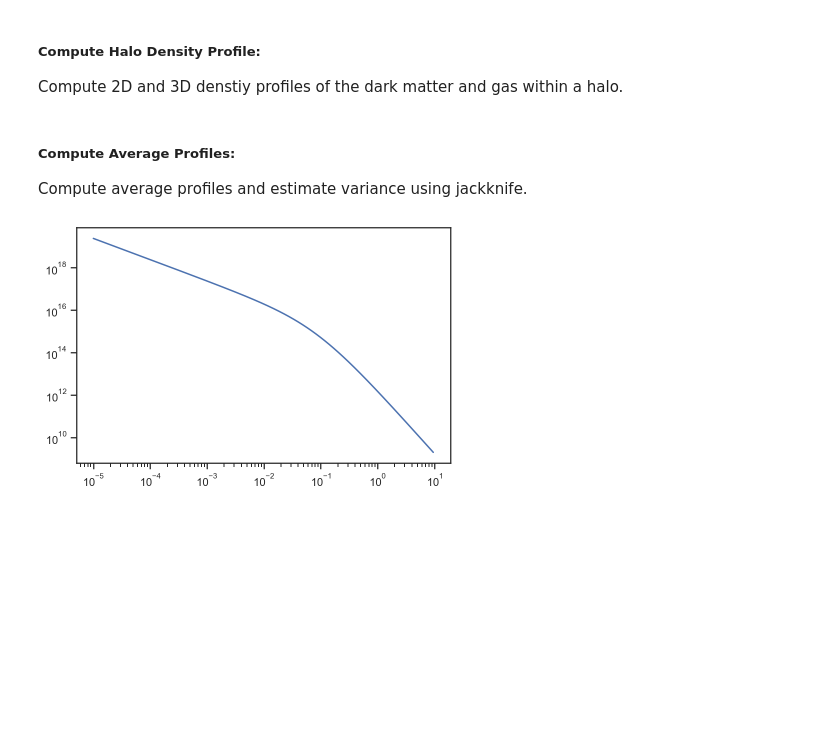
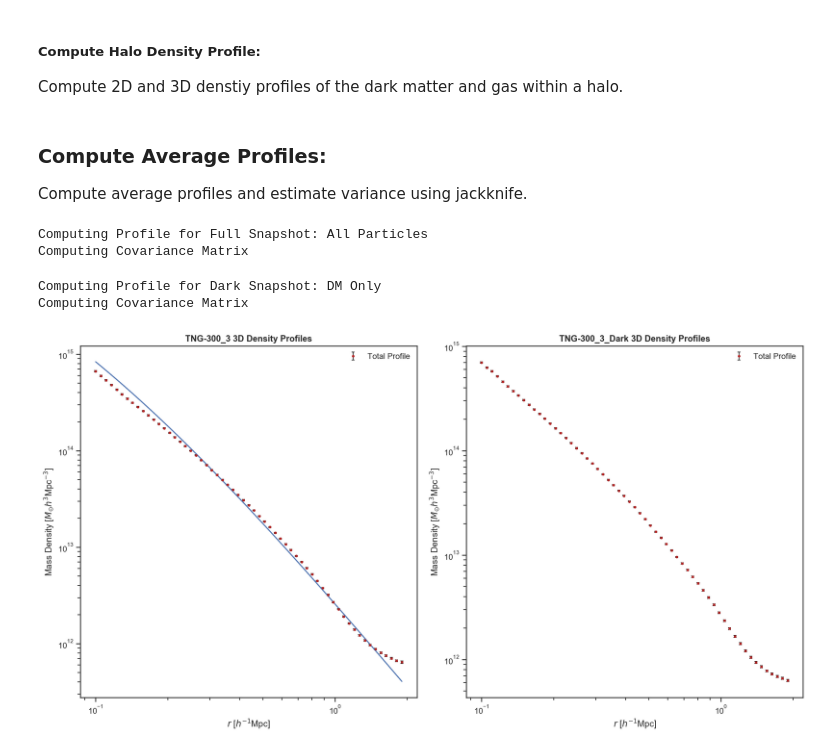
Before and after one commit to samgolds/tng-splashback-measurements, a Jupyter notebook: gas_dm_profile_comparison.ipynb, the cells around one changed output. Saved outputs shown, nothing was run; the diff lists cells and outputs as text; code cells hidden in the pictures; blank space fills up the shorter version.

```diff
--- a/gas_dm_profile_comparison.ipynb
+++ b/gas_dm_profile_comparison.ipynb
@@ -393,4 +504,4 @@ def compute_averaged_profiles(halo_grp, halo_indices, averaged_bins=BINS, prof_k
 # %% [markdown]
-##### **Compute Average Profiles:**
+### **Compute Average Profiles:**
 
 Compute average profiles and estimate variance using jackknife.
@@ -404,21 +508,79 @@ averaged_r_tot_dark, averaged_rho_tot_dark, var_tot_dark = compute_averaged_prof
+# %%
+print("Computing Profile for Full Snapshot: All Particles")
+averaged_r_tot, averaged_rho_tot, cov_tot, N_mat_tot = compute_averaged_profiles(halo_grp, halo_indices, prof_key="tot")
+# %% [output]
+Computing Profile for Full Snapshot: All Particles
+Computing Covariance Matrix
+# %%
+print("Computing Profile for Dark Snapshot: DM Only")
+averaged_r_tot_dark, averaged_rho_tot_dark, cov_dark, N_mat_dark = compute_averaged_profiles(halo_grp_dark, halo_indices_dark, prof_key="tot")
+# %% [output]
+Computing Profile for Dark Snapshot: DM Only
+Computing Covariance Matrix
 # %%
 m_crit200_dark = np.mean(halo_grp_dark['Group_M_Crit200'][halo_indices_dark])
 m_crit200 = np.mean(halo_grp['Group_M_Crit200'][halo_indices])
 
 # Compute NFW Profile
-cvir = concentration.concentration(m_crit200*10**10, mdef = '200c', z=redshift, model = 'bullock01')
+c_crit200= concentration.concentration(m_crit200*10**10, mdef = '200c', z=redshift, model = 'bullock01')
 p_nfw = profile_nfw.NFWProfile(M = m_crit200*10**10,
-                               c = cvir, z=redshift, mdef = '200c')
+                               c = c_crit200, z=redshift, mdef = '200c')
 
-r_nfw = np.logspace(np.log10(np.min(averaged_r_dm)),
-                    np.log10(np.max(averaged_r_dm)), 1000)/conv_fac
+r_nfw = np.logspace(np.log10(np.min(averaged_r_tot)),
+                    np.log10(np.max(averaged_r_tot)), 1000)*(1000)
 rho_nfw = p_nfw.density(r_nfw) # density in units of M_sun h^2/kpc^3
-rho_nfw *= 1000**3*(H.value/100)**2 # Convert to M_sun/Mpc^3
+rho_nfw *= 1000**3/(H0.value/100) # Convert to M_sun/Mpc^3
 
-plt.plot(r_nfw*conv_fac, rho_nfw)
+"""---------------------------------------------------------------------------------"""
+plt.figure(figsize=(15, 8))
+
+plt.subplot(1,2,1)
+# plt.errorbar(averaged_r_dm, averaged_rho_dm,
+#              yerr=np.sqrt(var_dm),
+#              marker = '.', color = "darkblue", linestyle = "none",
+#              markersize = 5, ecolor = 'k', elinewidth = 1, capsize=2,
+#              markeredgewidth=1, label="DM Particles")
+
+# plt.errorbar(averaged_r_gas, averaged_rho_gas,
+#              yerr=np.sqrt(var_gas),
+#              marker = '.', color = "darkorange", linestyle = "none",
+#              markersize = 5, ecolor = 'k', elinewidth = 1, capsize=2,
+#              markeredgewidth=1, label="Gas")
+
+plt.errorbar(averaged_r_tot, averaged_rho_tot,
+             yerr=np.sqrt(np.diag(cov_tot)),
+             marker = '.', color = "firebrick", linestyle = "none",
+             markersize = 5, ecolor = 'k', elinewidth = 1, capsize=2,
+             markeredgewidth=1, label="Total Profile")
+
+plt.plot(r_nfw/(1000), rho_nfw)
+
+
+plt.title("TNG-300_3 3D Density Profiles", fontweight="bold")
+plt.xlabel(r"$r$ [$h^{-1}$Mpc]")
+plt.ylabel("Mass Density [$M_{\odot}h^3$Mpc$^{-3}$]")
+plt.legend(frameon=False)
+plt.xscale("log")
+plt.yscale("log")
+
+
+plt.subplot(1,2,2)
+
+plt.errorbar(averaged_r_tot_dark, averaged_rho_tot_dark,
+             yerr=np.sqrt(np.diag(cov_dark)),
+             marker = '.', color = "firebrick", linestyle = "none",
+             markersize = 5, ecolor = 'k', elinewidth = 1, capsize=2,
+             markeredgewidth=1, label="Total Profile")
+
+plt.title("TNG-300_3_Dark 3D Density Profiles", fontweight="bold")
+plt.xlabel(r"$r$ [$h^{-1}$Mpc]")
+plt.ylabel("Mass Density [$M_{\odot}h^3$Mpc$^{-3}$]")
+plt.legend(frameon=False)
 plt.xscale("log")
 plt.yscale("log")
 
 plt.tight_layout()
+
+plt.savefig("density_profiles.png", dpi=250)
 # %% [output]
-[figure, old version]
+[figure, new version]
```
Also changed, not shown: parts of 24 cells of this notebook, 4 other files.
